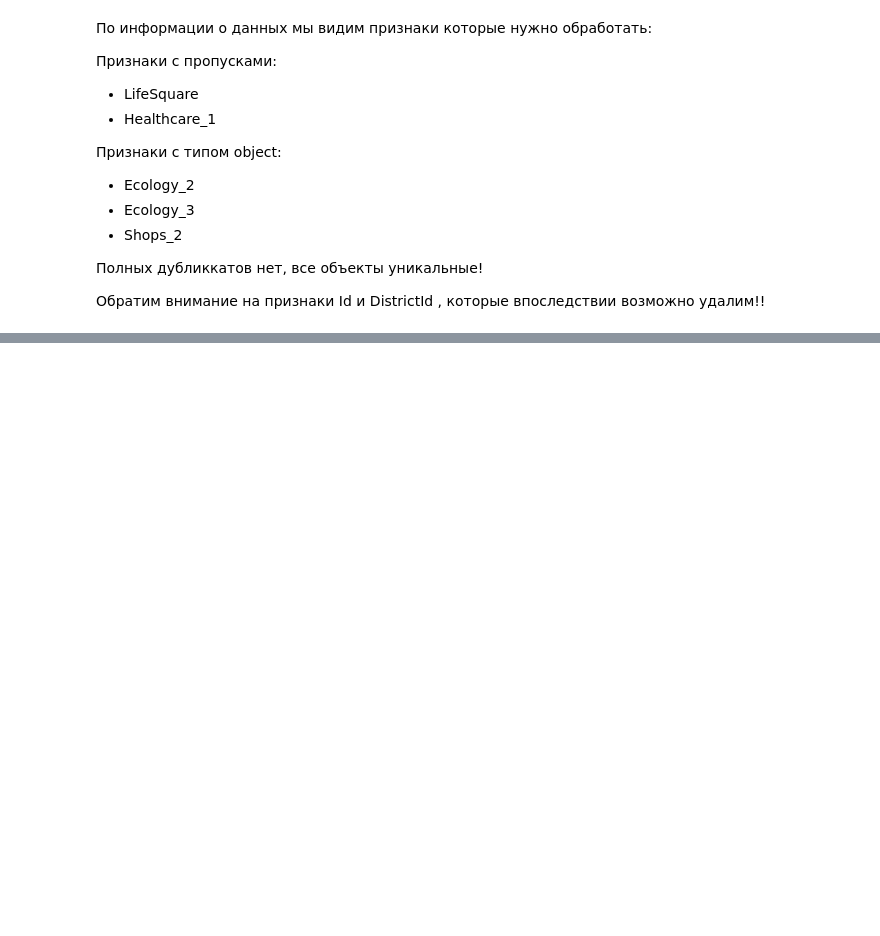
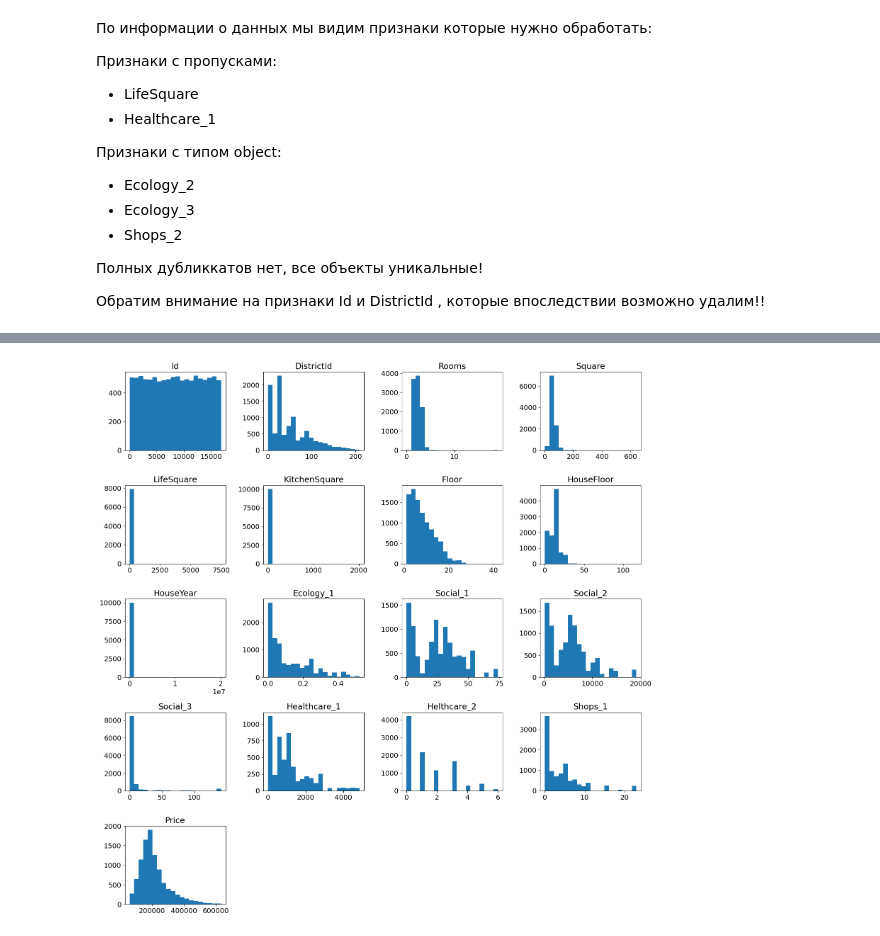
Before and after one commit to KorbovskiyOleg/DataScience, a Jupyter notebook: DataScince/Курсовая работа/Korbovsky_solution.ipynb, the cells around one changed output, grey strips where cells are left out. Drawn from its saved outputs; the diff is of its cells as text; code cells hidden in the pictures; blank space fills up the shorter version.

```diff
--- a/DataScince/Курсовая работа/Korbovsky_solution.ipynb
+++ b/DataScince/Курсовая работа/Korbovsky_solution.ipynb
@@ -119,0 +146,3 @@ df['Id'].nunique()
+# %%
+df_num_features = df.select_dtypes(include=['float64', 'int64'])
+df_num_features.head(10)
@@ -119,0 +161,6 @@ df['Id'].nunique()
+# %%
+df_num_features.hist(figsize=(16, 16), bins=20, grid=False)
+plt.tight_layout()  # Это улучшит расположение графитов
+plt.show()
+# %% [output]
+[figure, added]
```
Also changed, not shown: parts of 21 cells of this notebook.
